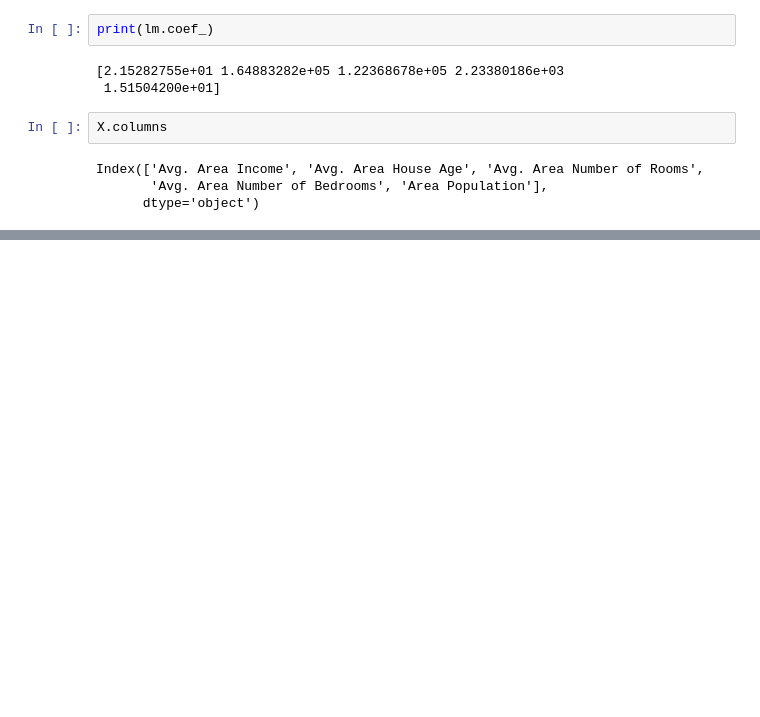
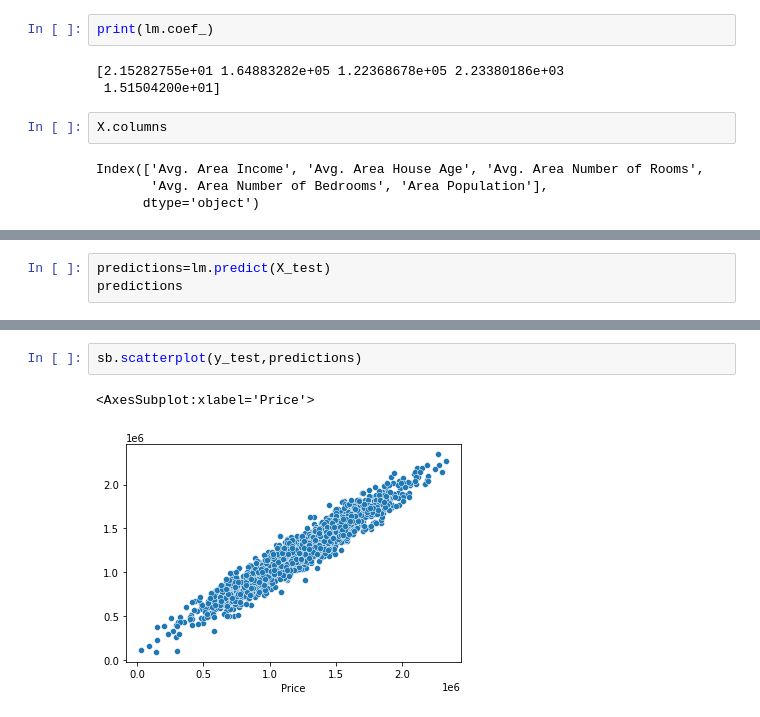
Before and after one commit to vmose/Python_Notebooks, a Jupyter notebook: Deeper_LinearRegre.ipynb, the cells around one changed output, grey strips where cells are left out. Saved outputs shown, nothing was run; the diff lists cells and outputs as text; blank space fills up the shorter version.

```diff
--- a/Deeper_LinearRegre.ipynb
+++ b/Deeper_LinearRegre.ipynb
@@ -124,0 +152,3 @@ df
+# %%
+predictions=lm.predict(X_test)
+predictions
@@ -124,0 +173,5 @@ df
+# %%
+sb.scatterplot(y_test,predictions)
+# %% [output]
+<AxesSubplot:xlabel='Price'>
+[figure, added]
```
Also changed, not shown: parts of 11 cells of this notebook.
